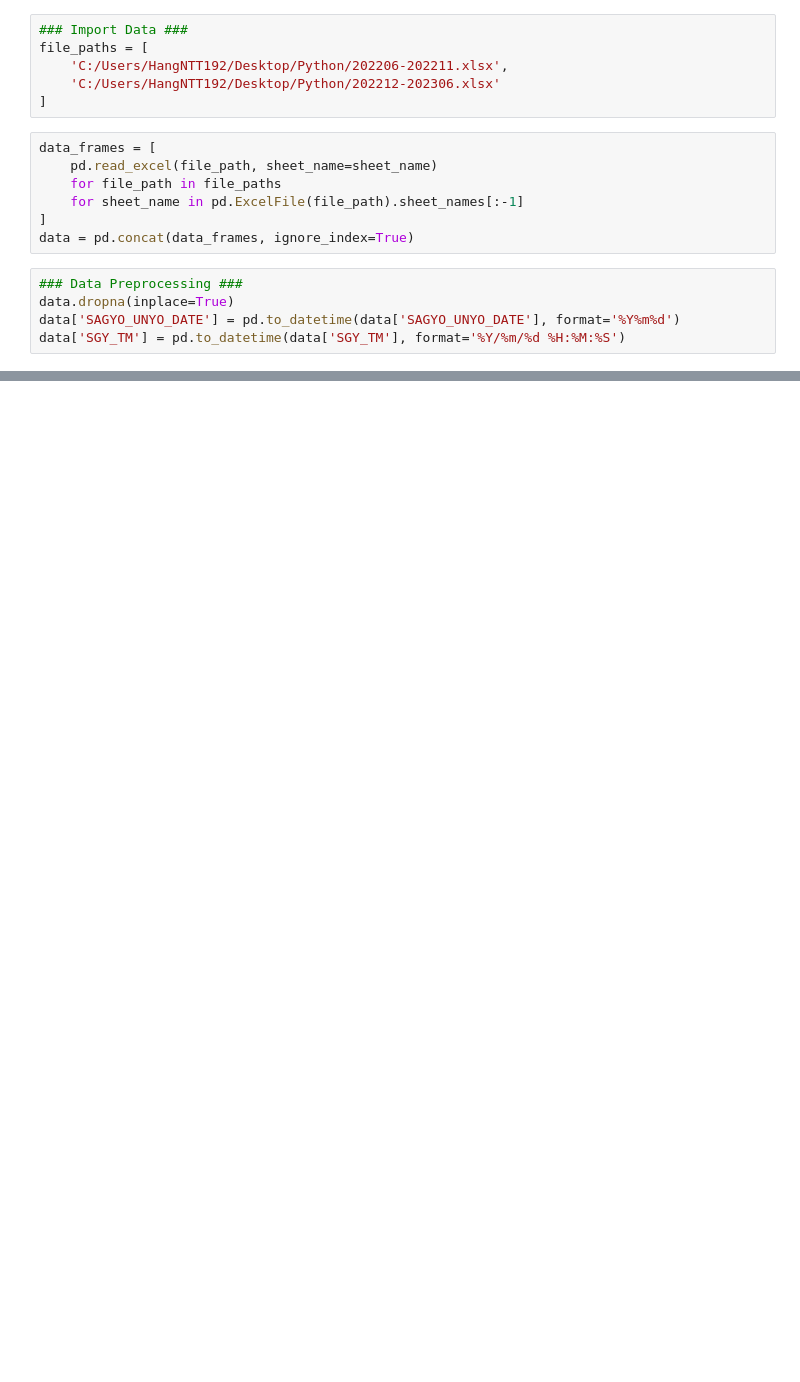
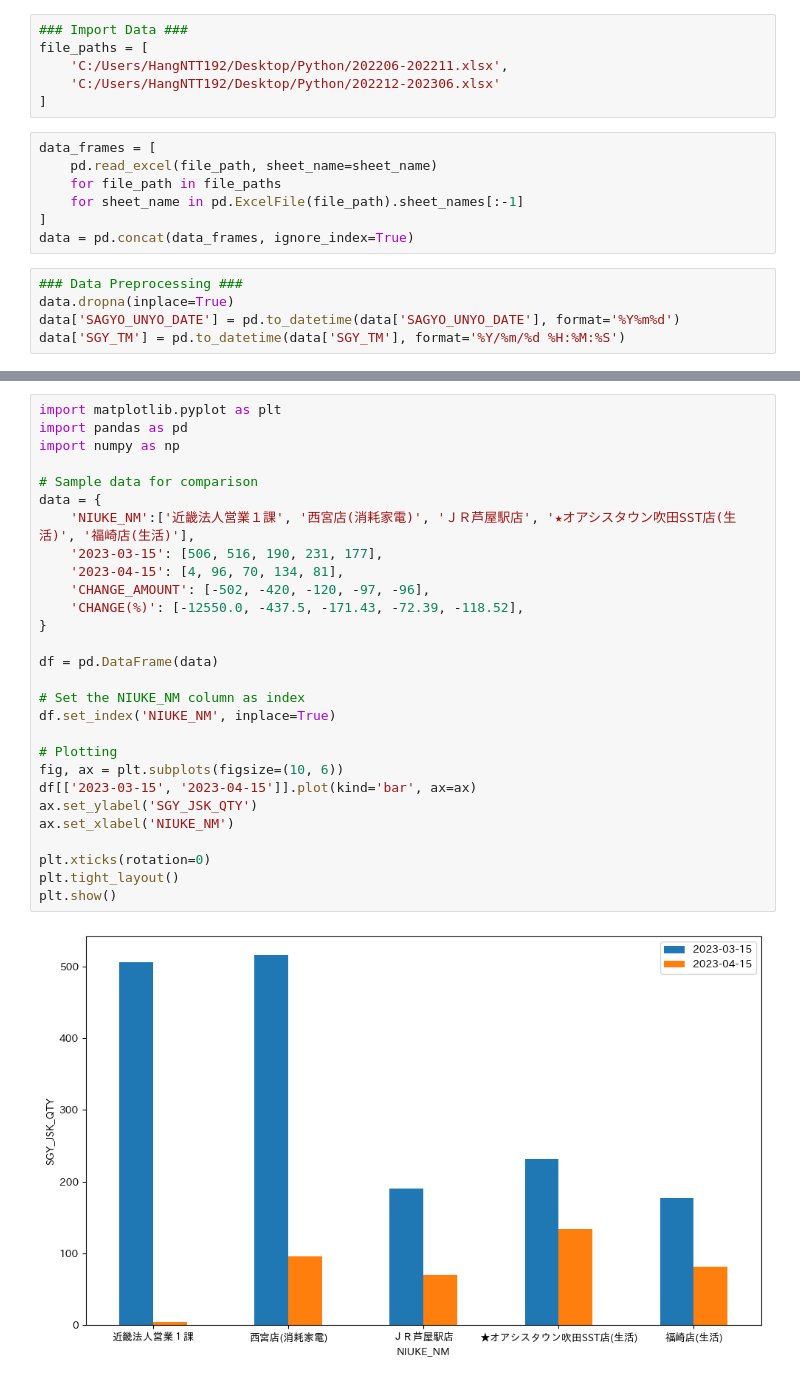
Before and after one commit to NGOHang98/Usee, a Jupyter notebook: Casual Discovery.ipynb, the cells around one changed output, grey strips where cells are left out. Cells and saved outputs as stored; diff of their text form; blank space fills up the shorter version.

```diff
--- a/Casual Discovery.ipynb
+++ b/Casual Discovery.ipynb
@@ -339,0 +141,30 @@ Index: []
+# %%
+import matplotlib.pyplot as plt
+import pandas as pd
+import numpy as np
+
+# Sample data for comparison
+data = {
+    'NIUKE_NM':['近畿法人営業１課', '西宮店(消耗家電)', 'ＪＲ芦屋駅店', '★オアシスタウン吹田SST店(生活)', '福崎店(生活)'],
+    '2023-03-15': [506, 516, 190, 231, 177],
+    '2023-04-15': [4, 96, 70, 134, 81],
+    'CHANGE_AMOUNT': [-502, -420, -120, -97, -96],
+    'CHANGE(%)': [-12550.0, -437.5, -171.43, -72.39, -118.52],
+}
+
+df = pd.DataFrame(data)
+
+# Set the NIUKE_NM column as index
+df.set_index('NIUKE_NM', inplace=True)
+
+# Plotting
+fig, ax = plt.subplots(figsize=(10, 6))
+df[['2023-03-15', '2023-04-15']].plot(kind='bar', ax=ax)
+ax.set_ylabel('SGY_JSK_QTY')
+ax.set_xlabel('NIUKE_NM')
+
+plt.xticks(rotation=0)
+plt.tight_layout()
+plt.show()
+# %% [output]
+[figure, added]
```
Also changed, not shown: parts of 8 cells of this notebook, 2 other files.
